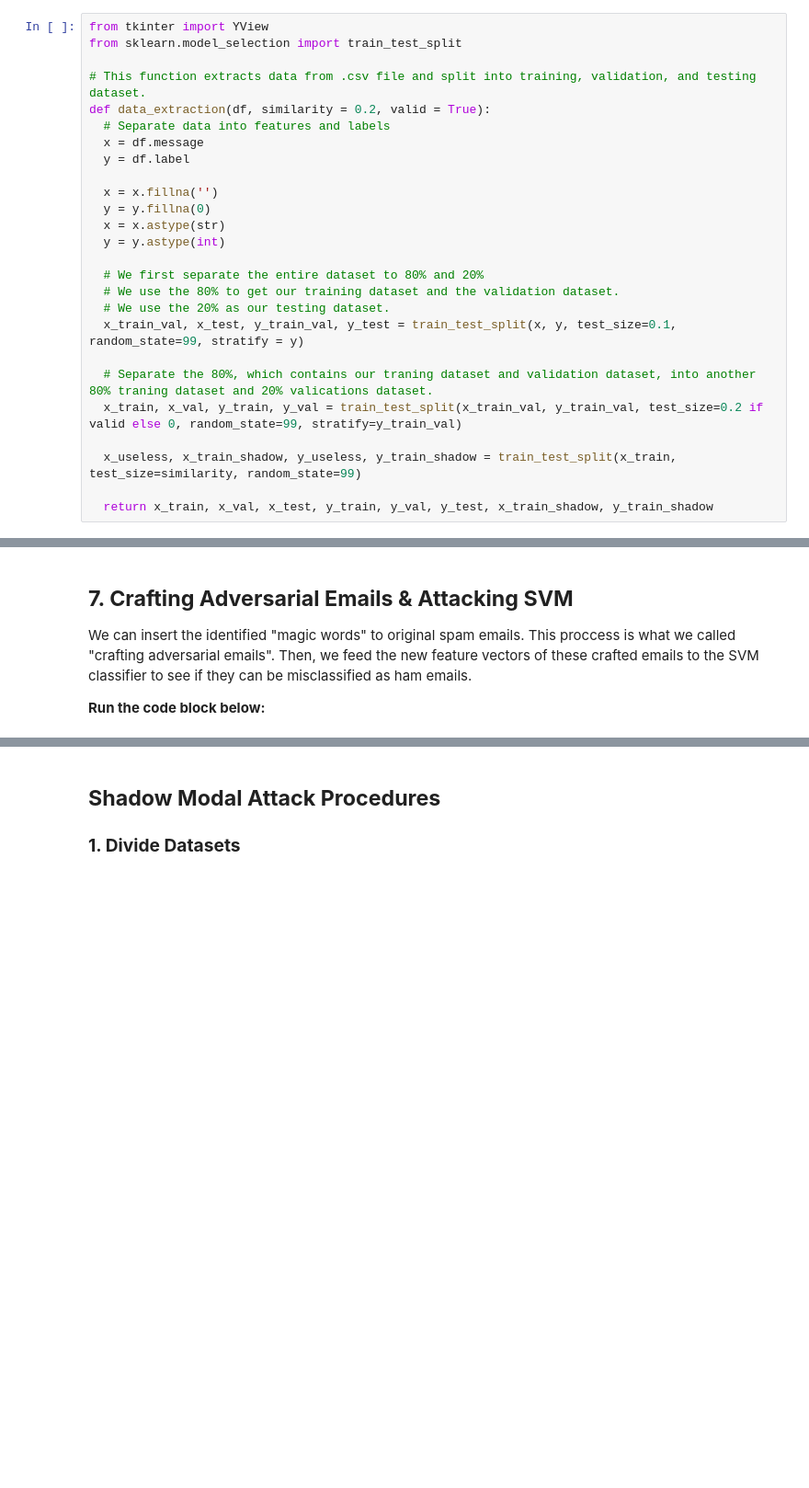
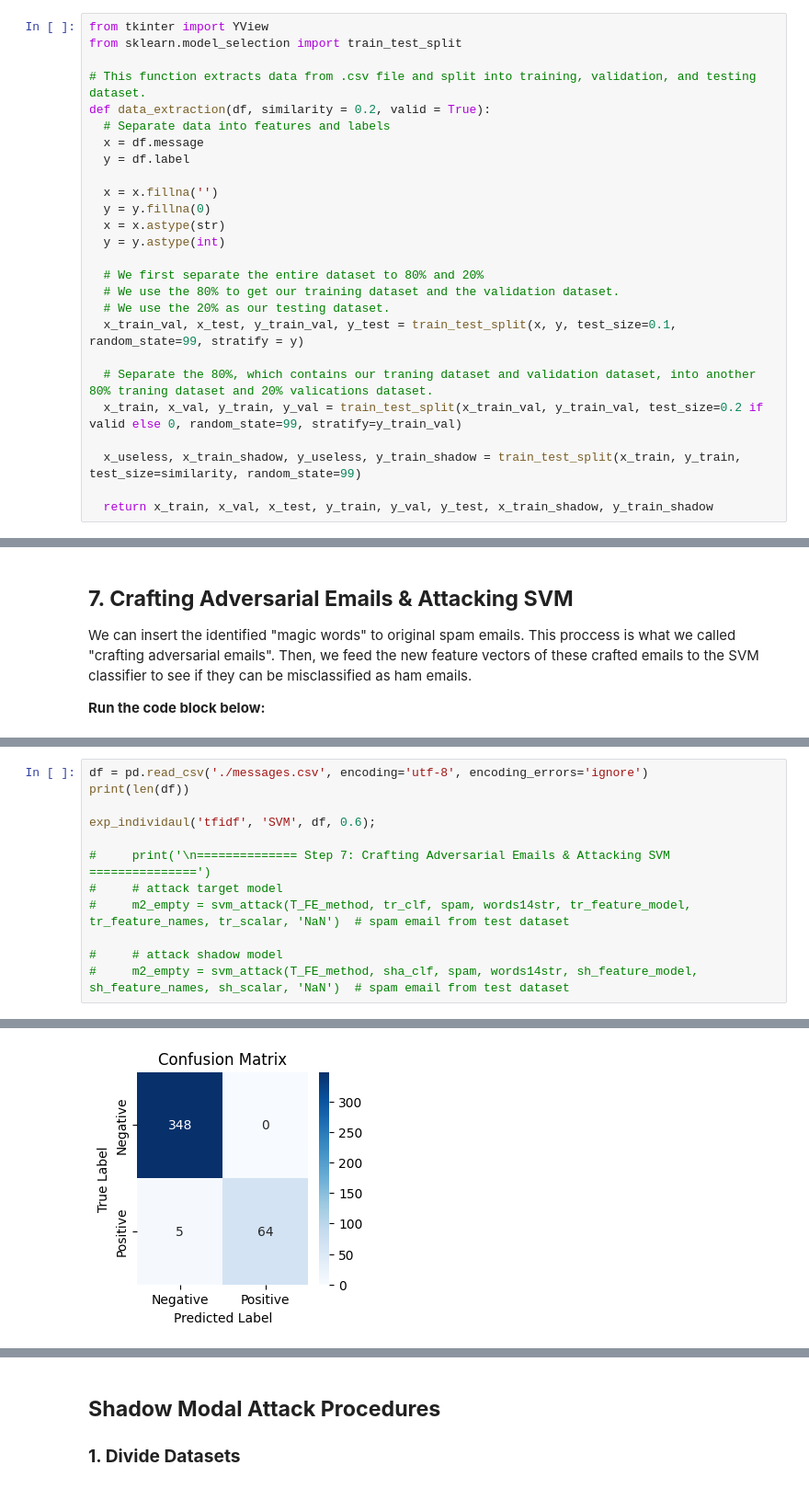
Before and after one commit to wuhumontana/bypass-spam-filter, a Jupyter notebook: bypass.ipynb, the cells around one changed output, grey strips where cells are left out. Shown at 92% size. Saved outputs shown, nothing was run; the diff lists cells and outputs as text; blank space fills up the shorter version.

```diff
--- a/bypass.ipynb
+++ b/bypass.ipynb
@@ -94,7 +94,7 @@ def data_extraction(df, similarity = 0.2, valid = True):
   # Separate the 80%, which contains our traning dataset and validation dataset, into another 80% traning dataset and 20% valications dataset.
   x_train, x_val, y_train, y_val = train_test_split(x_train_val, y_train_val, test_size=0.2 if valid else 0, random_state=99, stratify=y_train_val)
 
-  x_useless, x_train_shadow, y_useless, y_train_shadow = train_test_split(x_train, test_size=similarity, random_state=99)
+  x_useless, x_train_shadow, y_useless, y_train_shadow = train_test_split(x_train, y_train, test_size=similarity, random_state=99)
 
   return x_train, x_val, x_test, y_train, y_val, y_test, x_train_shadow, y_train_shadow
 # %% [markdown]
@@ -819,0 +863,13 @@ def svm_attack(method, clf_lin, spam, words14str, feature_model, feature_names,
+# %%
+df = pd.read_csv('./messages.csv', encoding='utf-8', encoding_errors='ignore')
+print(len(df))
+
+exp_individaul('tfidf', 'SVM', df, 0.6);
+
+#     print('\n============== Step 7: Crafting Adversarial Emails & Attacking SVM ===============')
+#     # attack target model
+#     m2_empty = svm_attack(T_FE_method, tr_clf, spam, words14str, tr_feature_model, tr_feature_names, tr_scalar, 'NaN')  # spam email from test dataset
+
+#     # attack shadow model
+#     m2_empty = svm_attack(T_FE_method, sha_clf, spam, words14str, sh_feature_model, sh_feature_names, sh_scalar, 'NaN')  # spam email from test dataset
+# %% [output]
@@ -819,0 +893 @@ def svm_attack(method, clf_lin, spam, words14str, feature_model, feature_names,
+[figure, added]
```
Also changed, not shown: parts of 5 cells of this notebook.
